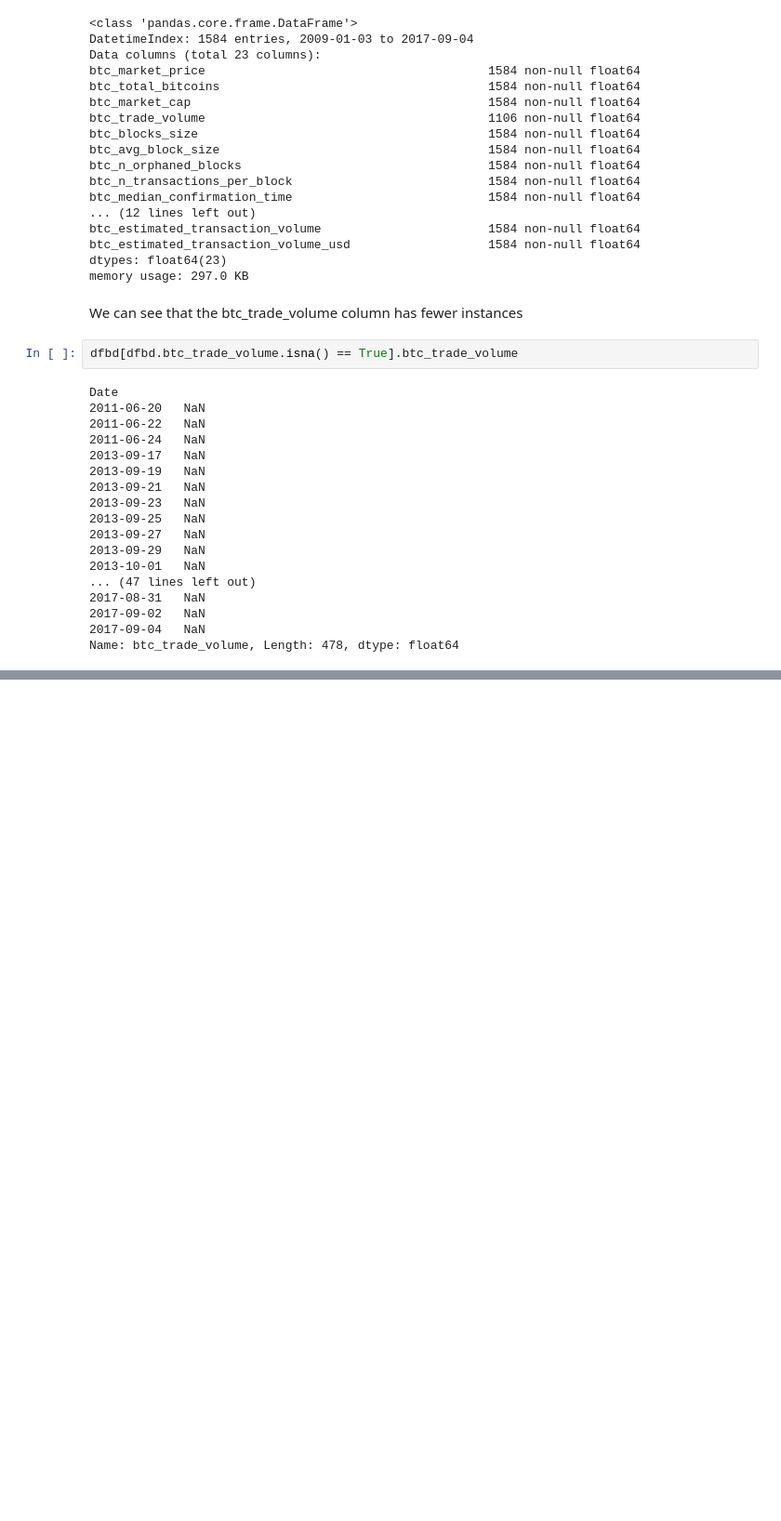
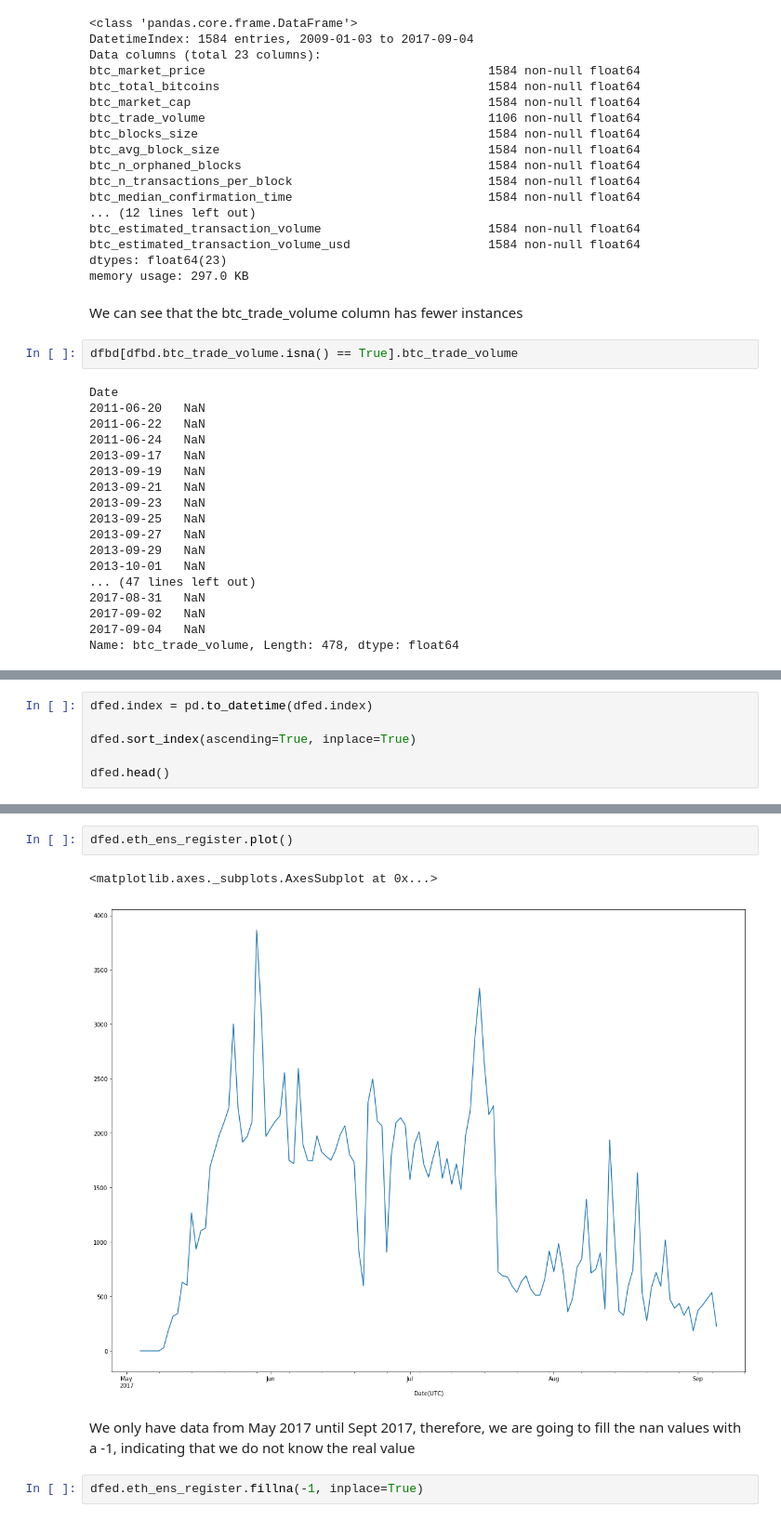
Before and after one commit to mrg20/laboratory-data-science-subject, a Jupyter notebook: notebooks/Cryptocoins analysis.ipynb, the cells around one changed output, grey strips where cells are left out. Shown at 93% size. Saved outputs shown, nothing was run; the diff lists cells and outputs as text; blank space fills up the shorter version.

```diff
--- a/notebooks/Cryptocoins analysis.ipynb
+++ b/notebooks/Cryptocoins analysis.ipynb
@@ -377,0 +458,6 @@ Name: btc_trade_volume, Length: 478, dtype: float64
+# %%
+dfed.index = pd.to_datetime(dfed.index)
+
+dfed.sort_index(ascending=True, inplace=True)
+
+dfed.head()
@@ -377,0 +492,9 @@ Name: btc_trade_volume, Length: 478, dtype: float64
+# %%
+dfed.eth_ens_register.plot()
+# %% [output]
+<matplotlib.axes._subplots.AxesSubplot at 0x...>
+[figure, added]
+# %% [markdown]
+We only have data from May 2017 until Sept 2017, therefore, we are going to fill the nan values with a -1, indicating that we do not know the real value
+# %%
+dfed.eth_ens_register.fillna(-1, inplace=True)
```
Also changed, not shown: parts of 25 cells of this notebook.
